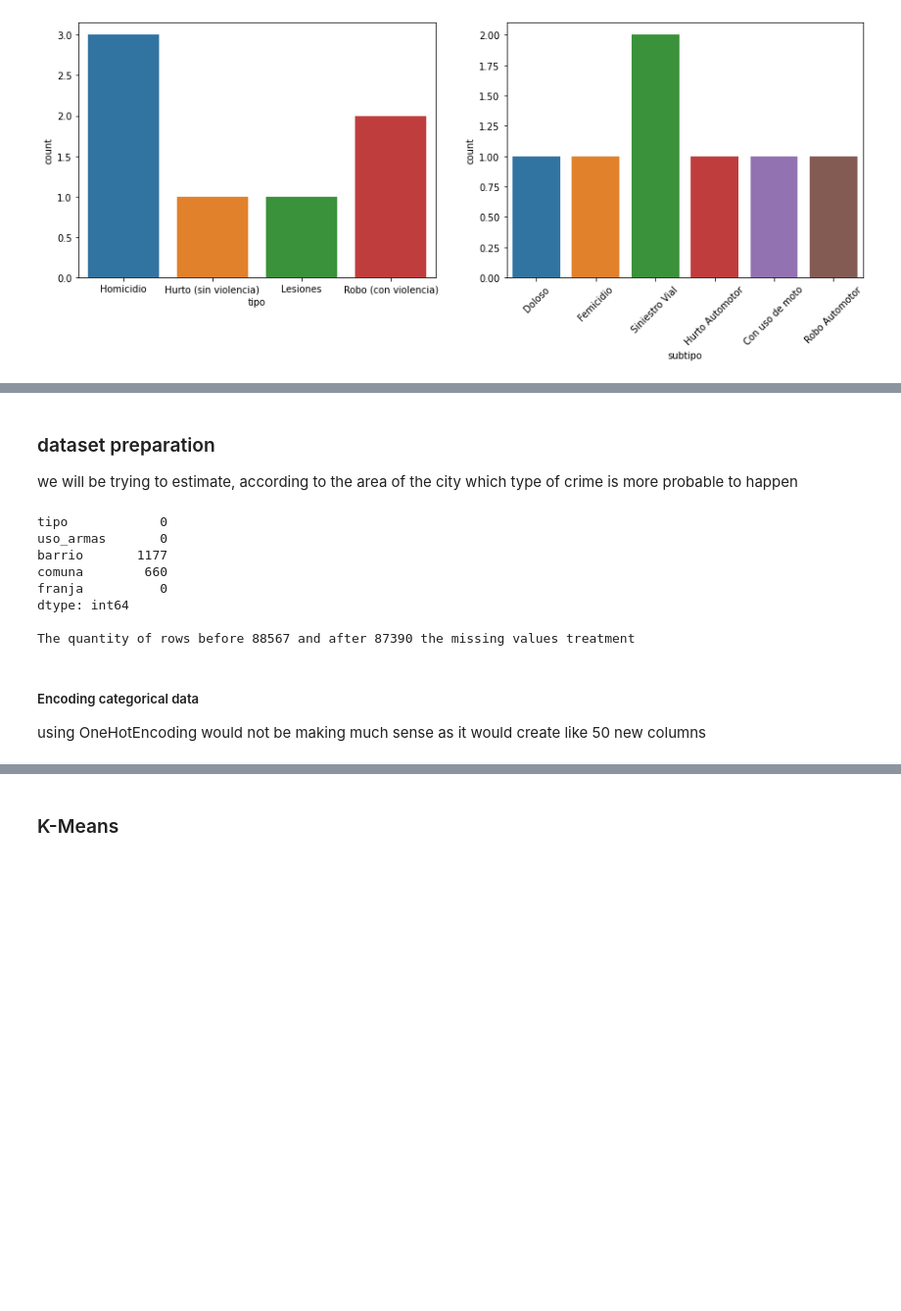
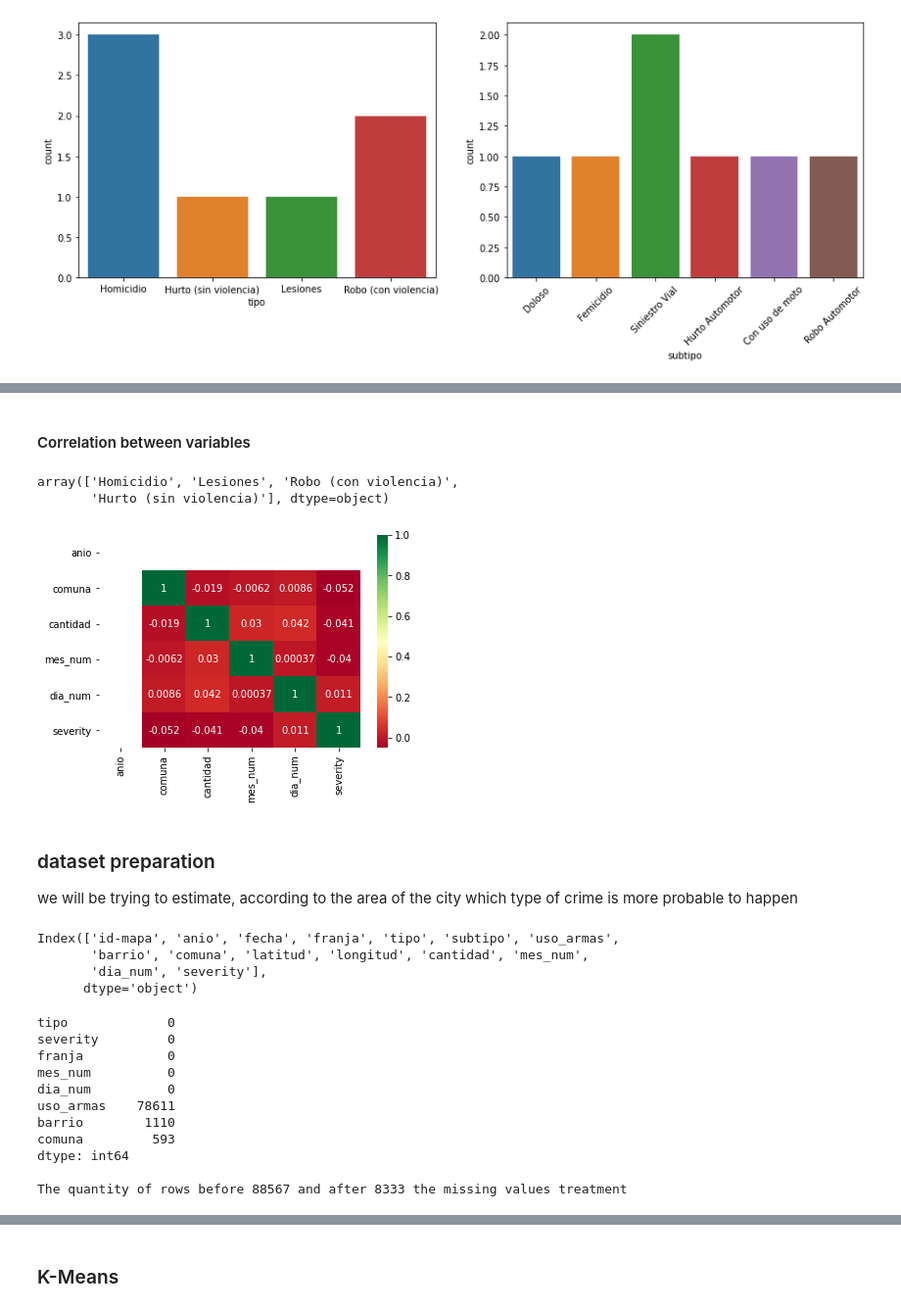
Before and after one commit to nraffa/ML-fun-ride, a Jupyter notebook: k-means/kmeans.ipynb, the cells around one changed output, grey strips where cells are left out. Shown at 98% size. Cells and saved outputs as stored; diff of their text form; code cells hidden in the pictures; blank space fills up the shorter version.

Commit message:
added correlation analysis

```diff
--- a/k-means/kmeans.ipynb
+++ b/k-means/kmeans.ipynb
@@ -64,3 +64,14 @@ plt.xticks(rotation=45)
 fig.show()
 # %% [output]
 [figure]
+# %%
+#convert the date column to datetime
+df['date'] = pd.to_datetime(df['fecha'], dayfirst=True)
+
+#encode the mes variable to a numerical variable
+df['month_num'] = pd.to_datetime(df['fecha']).dt.month
+
+#encode the dia variable to a numerical variable (1-7)
+df['day_of_week'] = pd.to_datetime(df['fecha']).dt.dayofweek
+
+df.drop(columns=['mes','dia','fecha'], inplace=True)
@@ -67,25 +87,63 @@ fig.show()
+# %% [markdown]
+#### Correlation between variables
+# %%
+df.tipo.unique()
+# %% [output]
+array(['Homicidio', 'Lesiones', 'Robo (con violencia)',
+       'Hurto (sin violencia)'], dtype=object)
+# %%
+#Create a dictionary with the severity to each crime type
+severity_dict = {'Hurto (sin violencia)':0,
+                 'Lesiones':1,
+                 'Robo (con violencia)':2,
+                 'Homicidio':3
+}
+
+#Assign the severity to each crime type
+df['severity'] = df['tipo'].map(severity_dict)
+# %%
+#Analyze correlation between variables
+corr = df.corr()
+sns.heatmap(corr, xticklabels=corr.columns.values, yticklabels=corr.columns.values, annot=True, cmap='RdYlGn')
+plt.show()
+# %% [output]
+[figure, added]
 # %% [markdown]
 ### dataset preparation
 we will be trying to estimate, according to the area of the city which type of crime is more probable to happen
+# %%
+df.columns
+# %% [output]
+Index(['id-mapa', 'anio', 'fecha', 'franja', 'tipo', 'subtipo', 'uso_armas',
+       'barrio', 'comuna', 'latitud', 'longitud', 'cantidad', 'mes_num',
+       'dia_num', 'severity'],
+      dtype='object')
 # %%
 #for kmeans we will be using tipo as target variable and uso_armas,barrio,comuna,franja as predictors
 df_kmeans = df.copy(deep=True)
-df_kmeans = df_kmeans[['tipo','uso_armas','barrio','comuna','franja']]
+df_kmeans = df_kmeans[['tipo','severity','franja','mes_num','dia_num','uso_armas','barrio','comuna']]
 
 #deal with missing values
-df_kmeans['uso_armas'].fillna(0, inplace=True)
+df_kmeans = df_kmeans[(df_kmeans['franja'] != 'SD') &
+                    (df_kmeans['franja'] != 'sd') ].reset_index(drop=True)
+
+#transform the franja variable to a numerical variable
+df_kmeans['franja'] = df_kmeans['franja'].astype(int)
 
 print(df_kmeans.isnull().sum())
-df_kmeans = df_kmeans.dropna()
+df_kmeans = df_kmeans.dropna().reset_index(drop=True)
 
 #see the shape of the dataset before and after the missing values treatment
 print(f'\nThe quantity of rows before {df.shape[0]} and after {df_kmeans.shape[0]} the missing values treatment')
 # %% [output]
-tipo            0
-uso_armas       0
-barrio       1177
-comuna        660
-franja          0
+tipo             0
+severity         0
+franja           0
+mes_num          0
+dia_num          0
+uso_armas    78611
+barrio        1110
+comuna         593
 dtype: int64
 
-The quantity of rows before 88567 and after 87390 the missing values treatment
+The quantity of rows before 88567 and after 8333 the missing values treatment
@@ -98,3 +149,0 @@ df_kmeans['uso_armas'] = df_kmeans['uso_armas'].cat.codes
-# %% [markdown]
-##### Encoding categorical data
-using OneHotEncoding would not be making much sense as it would create like 50 new columns
```
Also changed, not shown: parts of 9 cells of this notebook.
